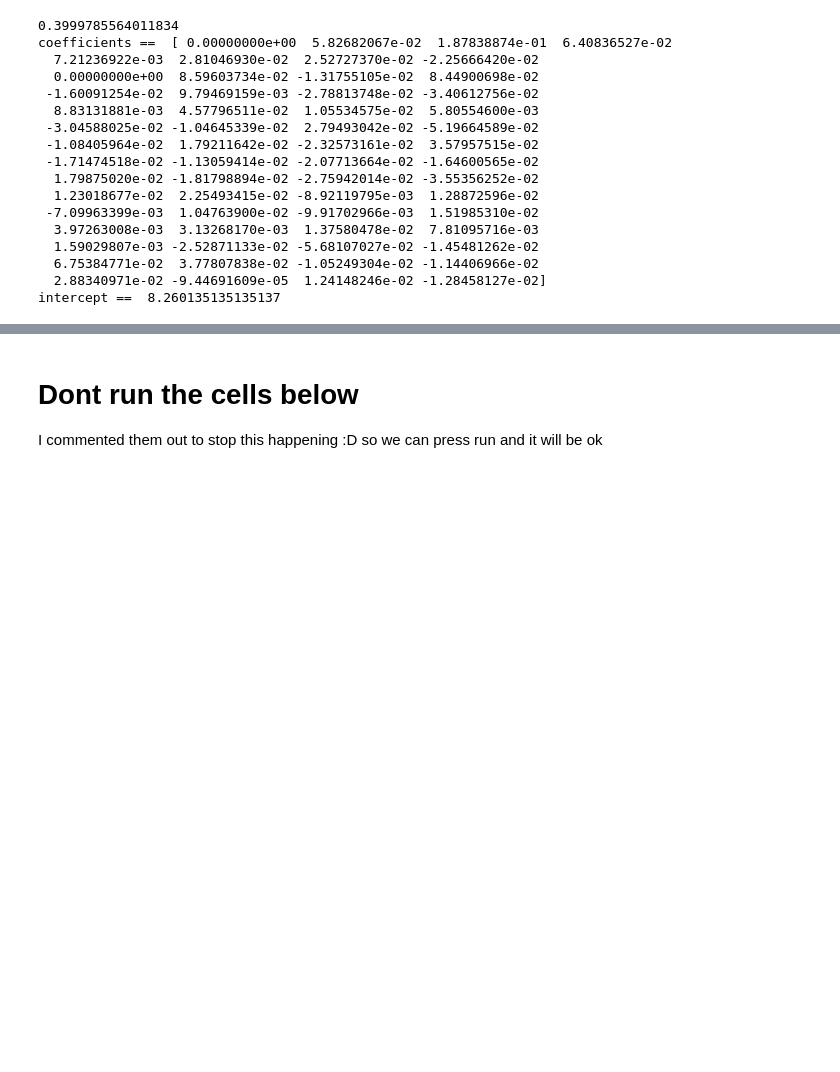
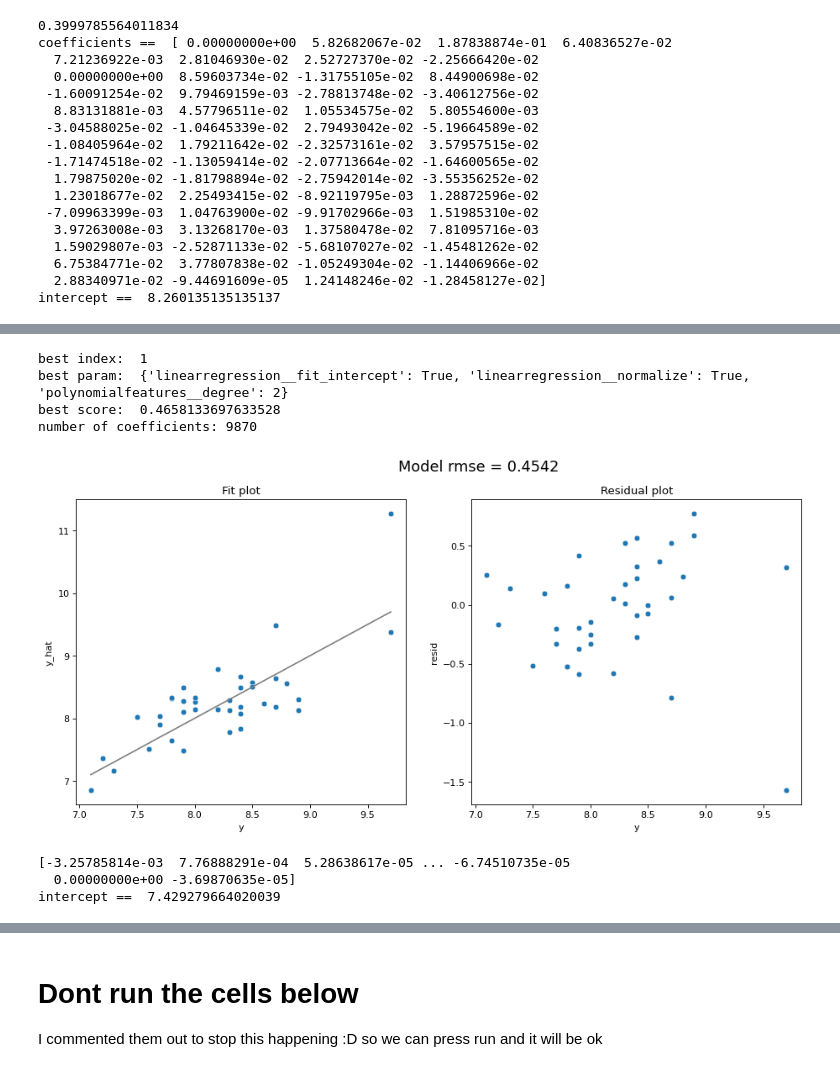
Before and after one commit to s2133934/ML_python_project1, a Jupyter notebook: project1.ipynb, the cells around one changed output, grey strips where cells are left out. Drawn from its saved outputs; the diff is of its cells as text; code cells hidden in the pictures; blank space fills up the shorter version.

```diff
--- a/project1.ipynb
+++ b/project1.ipynb
@@ -736,0 +796,11 @@ intercept ==  8.260135135135137
+# %%
+run_polynomial_regression(ceci_)
+# %% [output]
+best index:  1
+best param:  {'linearregression__fit_intercept': True, 'linearregression__normalize': True, 'polynomialfeatures__degree': 2}
+best score:  0.4658133697633528
+number of coefficients: 9870
+[figure, added]
+[-3.25785814e-03  7.76888291e-04  5.28638617e-05 ... -6.74510735e-05
+  0.00000000e+00 -3.69870635e-05]
+intercept ==  7.429279664020039
```
Also changed, not shown: parts of 8 cells of this notebook.
